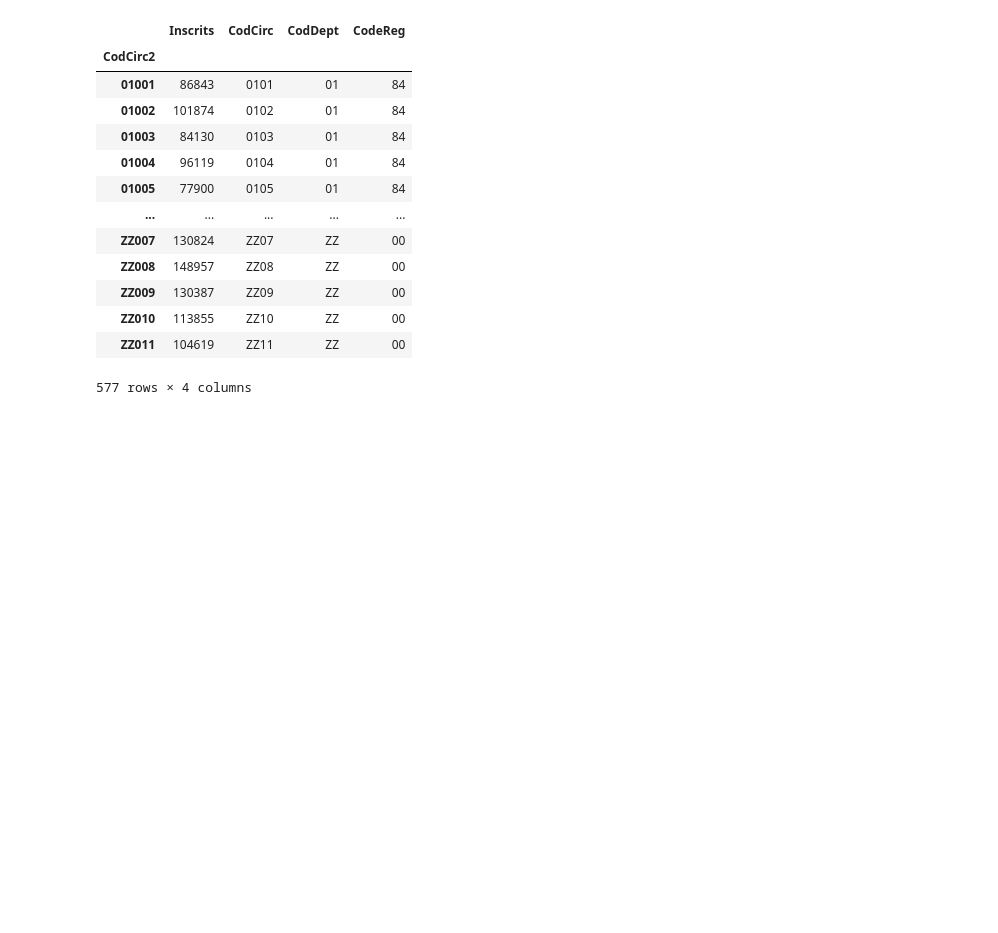
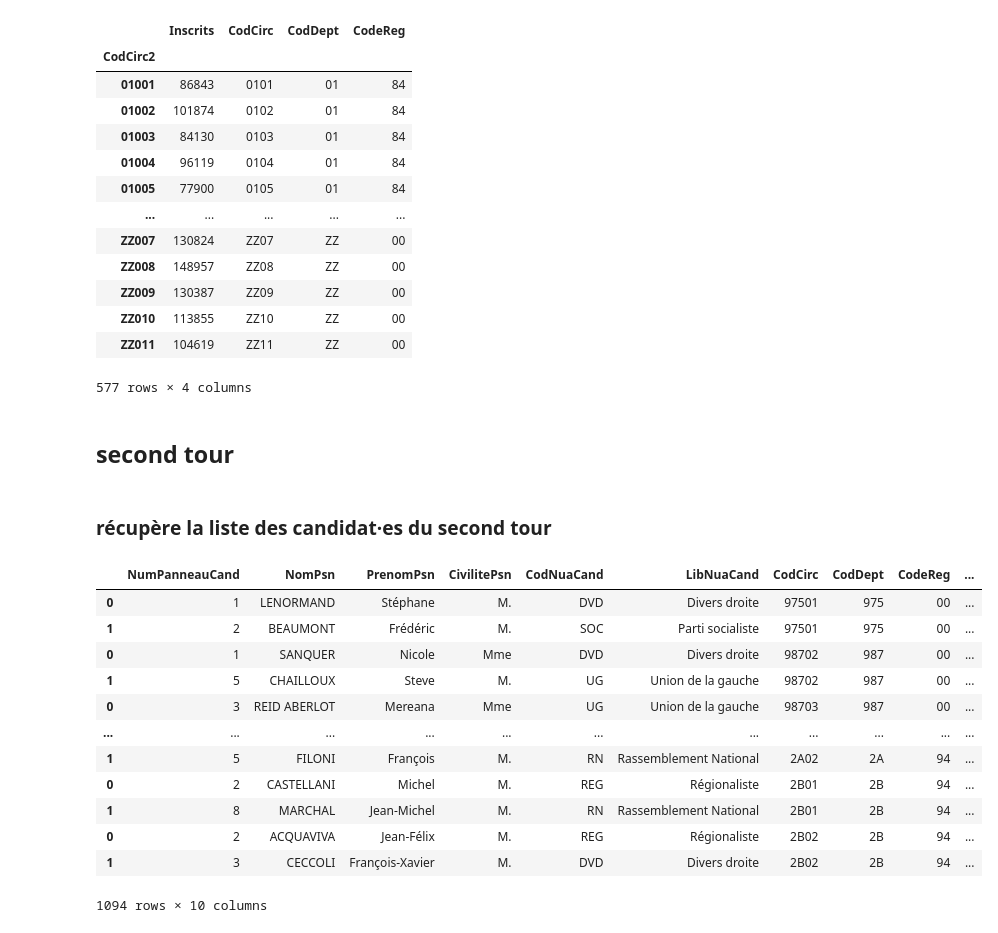
Before and after one commit to taniki/legislatives-2024, a Jupyter notebook: prep_lg2024.ipynb, the cells around one changed output. Cells and saved outputs as stored; diff of their text form; code cells hidden in the pictures; blank space fills up the shorter version.

```diff
--- a/prep_lg2024.ipynb
+++ b/prep_lg2024.ipynb
@@ -511,3 +534,55 @@ inscrits_t1_2
 577 rows × 4 columns
 # %%
 inscrits_t1_2.to_csv('lg2024_t1_inscrits.csv')
+# %% [markdown]
+## second tour
+# %% [markdown]
+### récupère la liste des candidat·es du second tour
+# %%
+def get_candidats_t2(CodCirc, CodDept, CodeReg):
+    url = f'{base}/candidatsT2/{CodDept}/C2{CodDept}{CodCirc}.xml'
+
+    try:
+        df = (
+            pd
+            .read_xml(
+                url,
+                xpath='.//Candidat'
+            )
+            .assign(
+                CodCirc=CodCirc,
+                CodDept=CodDept,
+                CodeReg=CodeReg,
+                CodCirc2 = lambda df: df.CodCirc.str[:-2].replace(mapping_dept) + "0" + df.CodCirc.str[-2:]
+            )
+        )
+    except:
+        # print(f'error: {url}')
+        df = None
+
+
+    return df
+
+
+candidats_2024_t2 = pd.concat(
+    [
+        get_candidats_t2(c['CodCirElec'], c['CodDpt'], c['CodReg'])
+        for idx, c in tqdm(list(circonscriptions.reset_index().iterrows()))
+    ]
+)
+
+candidats_2024_t2
+# %% [output]
+|  | NumPanneauCand | NomPsn | PrenomPsn | CivilitePsn | CodNuaCand | LibNuaCand | CodCirc | CodDept | CodeReg | ... |
+| 0 | 1 | LENORMAND | Stéphane | M. | DVD | Divers droite | 97501 | 975 | 00 | ... |
+| 1 | 2 | BEAUMONT | Frédéric | M. | SOC | Parti socialiste | 97501 | 975 | 00 | ... |
+| 0 | 1 | SANQUER | Nicole | Mme | DVD | Divers droite | 98702 | 987 | 00 | ... |
+| 1 | 5 | CHAILLOUX | Steve | M. | UG | Union de la gauche | 98702 | 987 | 00 | ... |
+| 0 | 3 | REID ABERLOT | Mereana | Mme | UG | Union de la gauche | 98703 | 987 | 00 | ... |
+| ... | ... | ... | ... | ... | ... | ... | ... | ... | ... | ... |
+| 1 | 5 | FILONI | François | M. | RN | Rassemblement National | 2A02 | 2A | 94 | ... |
+| 0 | 2 | CASTELLANI | Michel | M. | REG | Régionaliste | 2B01 | 2B | 94 | ... |
+| 1 | 8 | MARCHAL | Jean-Michel | M. | RN | Rassemblement National | 2B01 | 2B | 94 | ... |
+| 0 | 2 | ACQUAVIVA | Jean-Félix | M. | REG | Régionaliste | 2B02 | 2B | 94 | ... |
+| 1 | 3 | CECCOLI | François-Xavier | M. | DVD | Divers droite | 2B02 | 2B | 94 | ... |
+1094 rows × 10 columns
```
Also changed, not shown: parts of 8 cells of this notebook, 3 other files.
